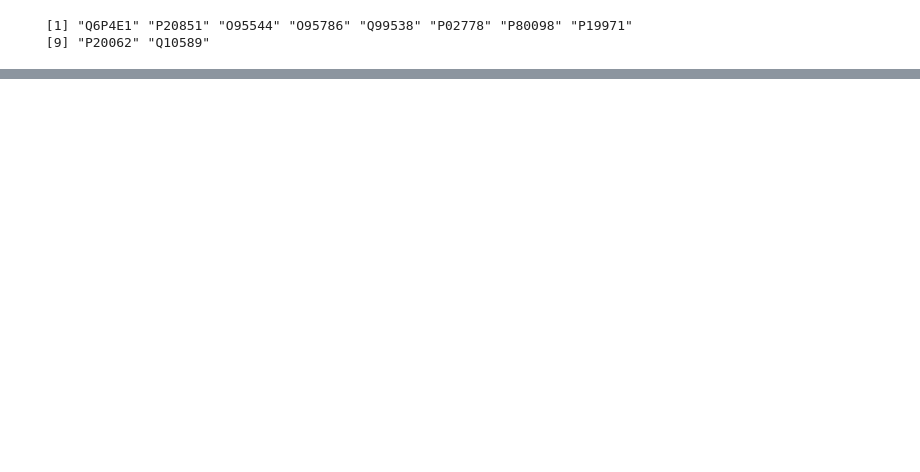
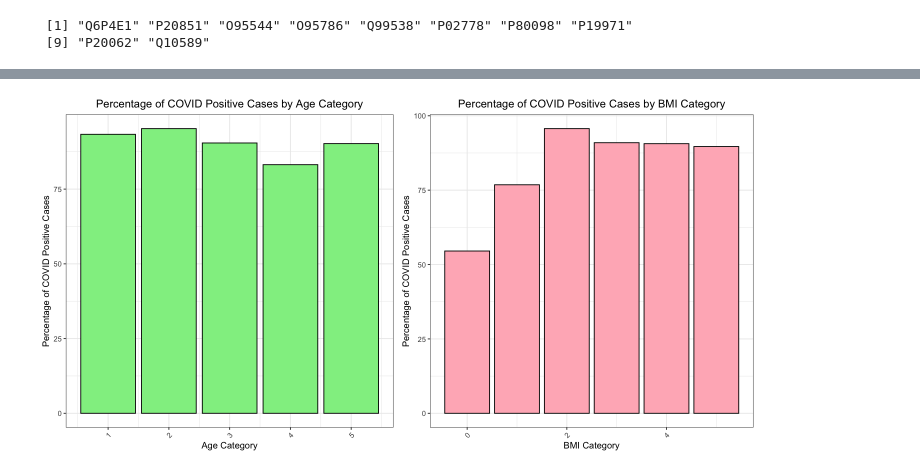
Before and after one commit to jlee2843/covid-analysis, a Jupyter notebook: book/notes/analysis.ipynb, the cells around one changed output, grey strips where cells are left out. Cells and saved outputs as stored; diff of their text form; code cells hidden in the pictures; blank space fills up the shorter version.

```diff
--- a/book/notes/analysis.ipynb
+++ b/book/notes/analysis.ipynb
@@ -245,0 +354,19 @@ visualize_top_10_proteins
+# %%
+age_df <- join_df |>
+  group_by(Age_cat) |>
+  summarise(
+    total_cases = n(),
+    covid_positive = sum(COVID == 1),
+    covid_percentage = (covid_positive / total_cases) * 100
+  )
+
+bmi_df <- join_df |>
+  group_by(BMI_cat) |>
+  summarise(
+    total_cases = n(),
+    covid_positive = sum(COVID == 1),
+    covid_percentage = (covid_positive / total_cases) * 100
+  )
+
+age_df
+bmi_df
@@ -245,0 +391,29 @@ visualize_top_10_proteins
+# %%
+options(repr.plot.width = 12, repr.plot.height = 6)
+
+age_fig <- ggplot(age_df, aes(x = Age_cat, y = covid_percentage)) +
+  geom_bar(stat = "identity", position = "dodge", fill="lightgreen", color="black") +
+  theme_bw() +
+  ggtitle("Percentage of COVID Positive Cases by Age Category") +
+  xlab("Age Category") +
+  ylab("Percentage of COVID Positive Cases") +
+  theme(
+    plot.title = element_text(hjust = 0.5),
+    axis.text.x = element_text(angle = 45, hjust = 1)
+  )
+
+bmi_fig <- ggplot(bmi_df, aes(x = BMI_cat, y = covid_percentage)) +
+  geom_bar(stat = "identity", position = "dodge", fill="lightpink", color="black") +
+  theme_bw() +
+  ggtitle("Percentage of COVID Positive Cases by BMI Category") +
+  xlab("BMI Category") +
+  ylab("Percentage of COVID Positive Cases") +
+  theme(
+    plot.title = element_text(hjust = 0.5),
+    axis.text.x = element_text(angle = 45, hjust = 1)
+  )
+
+age_bmi_fig <- plot_grid(age_fig, bmi_fig, ncol=2)
+age_bmi_fig
+# %% [output]
+[figure, added]
```
Also changed, not shown: parts of 16 cells of this notebook, 1 other file.
